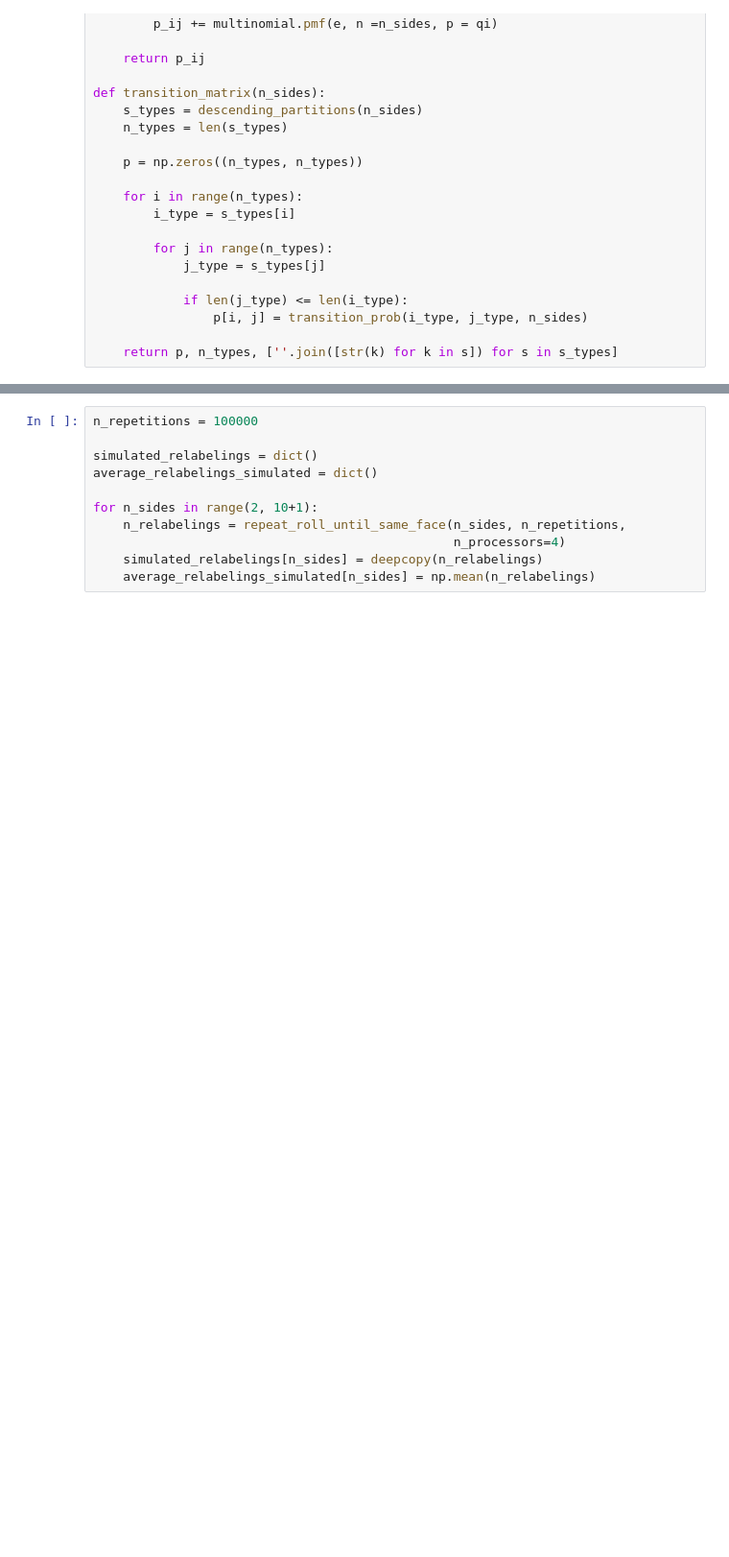
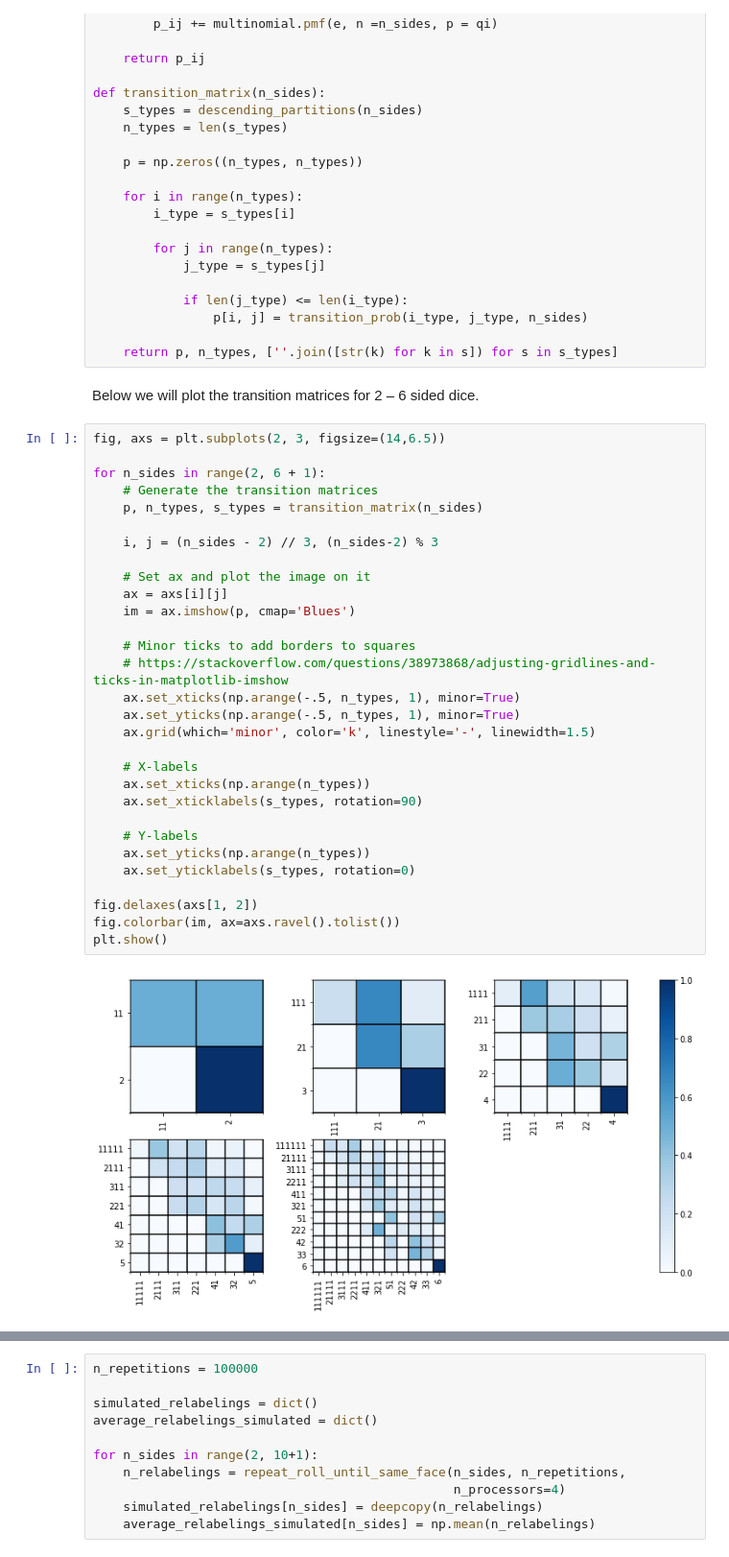
Before and after one commit to pkepley/blog-notebooks, a Jupyter notebook: 20200403_RiddlerSoln0327/riddler_2020327.ipynb, the cells around one changed output, grey strips where cells are left out. Shown: that part at 96% size. Drawn from its saved outputs; the diff is of its cells as text; blank space fills up the shorter version.

```diff
--- a/20200403_RiddlerSoln0327/riddler_2020327.ipynb
+++ b/20200403_RiddlerSoln0327/riddler_2020327.ipynb
@@ -85,3 +152,37 @@ def transition_matrix(n_sides):
                 p[i, j] = transition_prob(i_type, j_type, n_sides)
 
     return p, n_types, [''.join([str(k) for k in s]) for s in s_types]
+# %% [markdown]
+Below we will plot the transition matrices for 2 &ndash; 6 sided dice.
+# %%
+fig, axs = plt.subplots(2, 3, figsize=(14,6.5))
+
+for n_sides in range(2, 6 + 1):
+    # Generate the transition matrices
+    p, n_types, s_types = transition_matrix(n_sides)
+
+    i, j = (n_sides - 2) // 3, (n_sides-2) % 3
+
+    # Set ax and plot the image on it
+    ax = axs[i][j]
+    im = ax.imshow(p, cmap='Blues')
+
+    # Minor ticks to add borders to squares
+    # https://stackoverflow.com/questions/38973868/adjusting-gridlines-and-ticks-in-matplotlib-imshow
+    ax.set_xticks(np.arange(-.5, n_types, 1), minor=True)
+    ax.set_yticks(np.arange(-.5, n_types, 1), minor=True)
+    ax.grid(which='minor', color='k', linestyle='-', linewidth=1.5)
+
+    # X-labels
+    ax.set_xticks(np.arange(n_types))
+    ax.set_xticklabels(s_types, rotation=90)
+
+    # Y-labels
+    ax.set_yticks(np.arange(n_types))
+    ax.set_yticklabels(s_types, rotation=0)
+
+fig.delaxes(axs[1, 2])
+fig.colorbar(im, ax=axs.ravel().tolist())
+plt.show()
+# %% [output]
+[figure, added]
```
Also changed, not shown: parts of 32 cells of this notebook.
